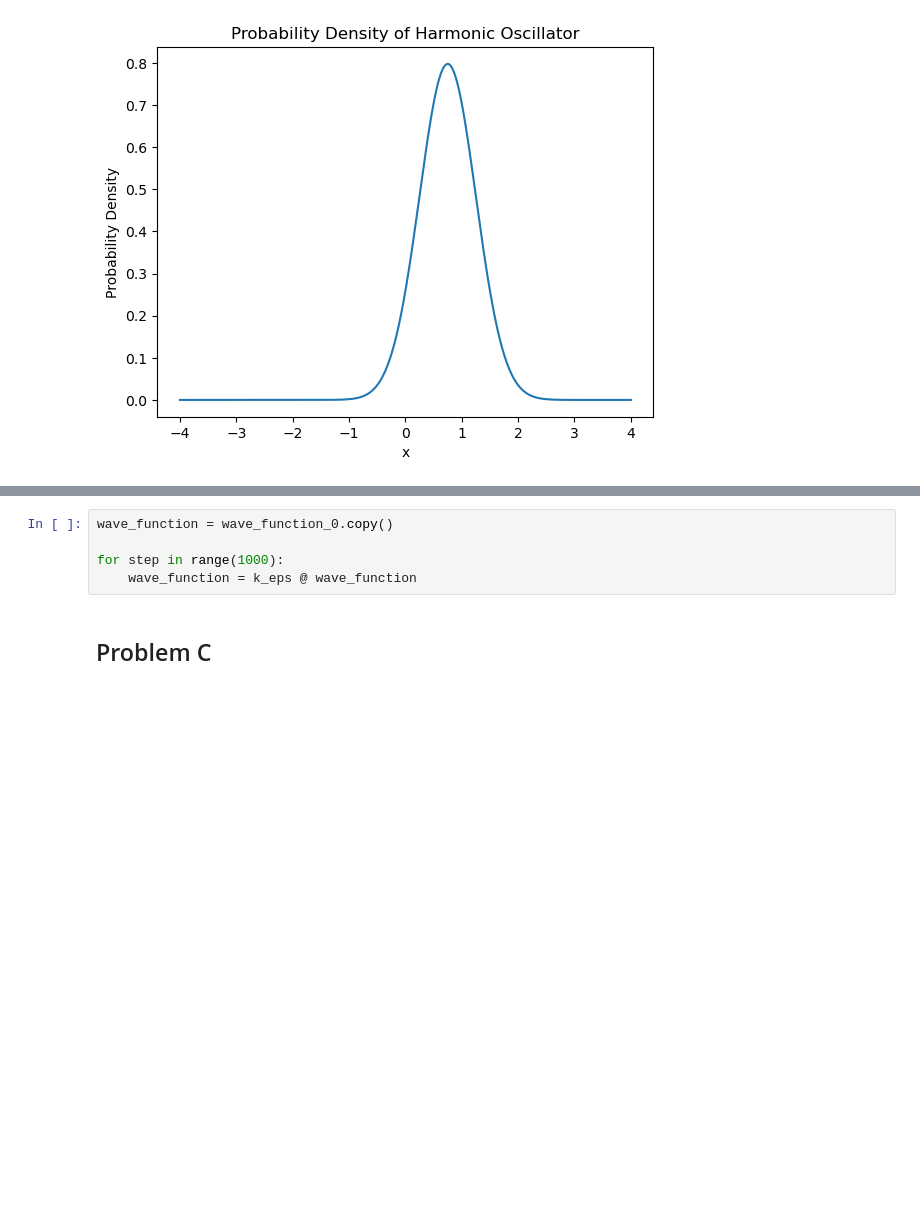
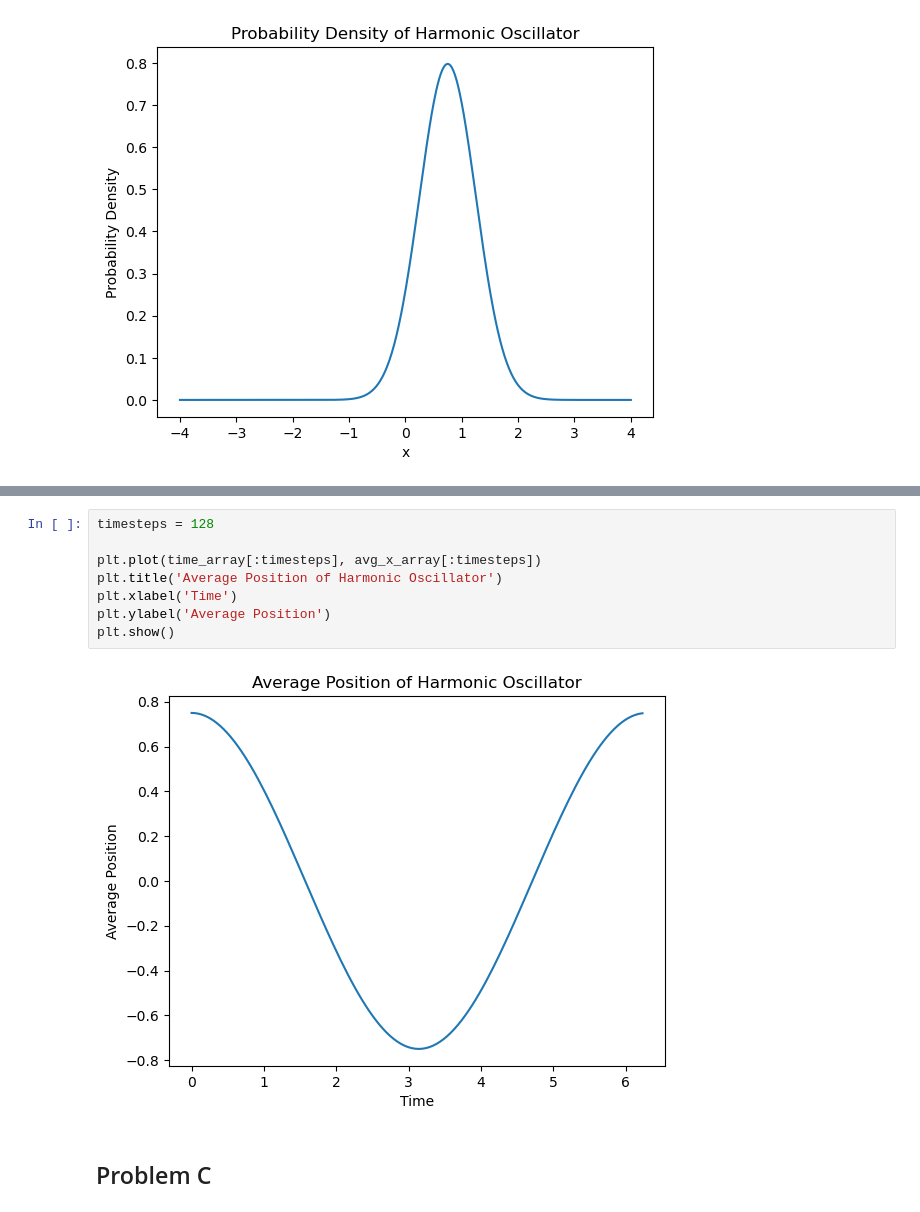
Before and after one commit to trevin-lee/ucsd_phys_142, a Jupyter notebook: Assignments/assignment_01/assignment_01.ipynb, the cells around one changed output, grey strips where cells are left out. Saved outputs shown, nothing was run; the diff lists cells and outputs as text; blank space fills up the shorter version.

```diff
--- a/Assignments/assignment_01/assignment_01.ipynb
+++ b/Assignments/assignment_01/assignment_01.ipynb
@@ -146,7 +148,12 @@ plt.show()
-# %%
-wave_function = wave_function_0.copy()
-
-for step in range(1000):
-    wave_function = k_eps @ wave_function
+# %%
+timesteps = 128
+
+plt.plot(time_array[:timesteps], avg_x_array[:timesteps])
+plt.title('Average Position of Harmonic Oscillator')
+plt.xlabel('Time')
+plt.ylabel('Average Position')
+plt.show()
+# %% [output]
+[figure, added]
 # %% [markdown]
 ## Problem C
```
Also changed, not shown: parts of 7 cells of this notebook, 3 other files.
